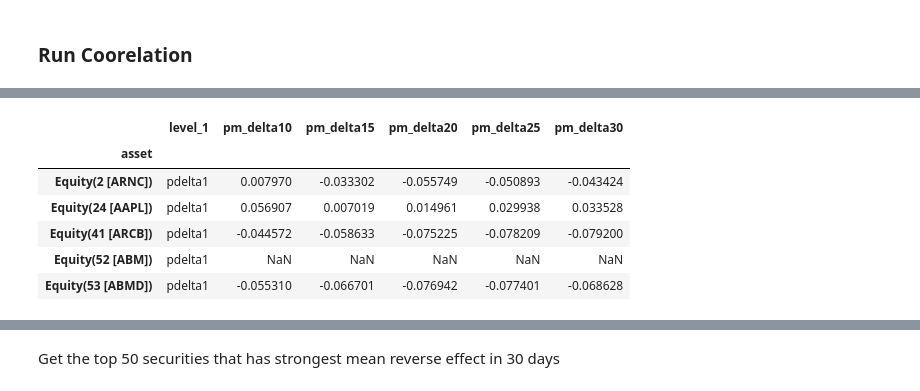
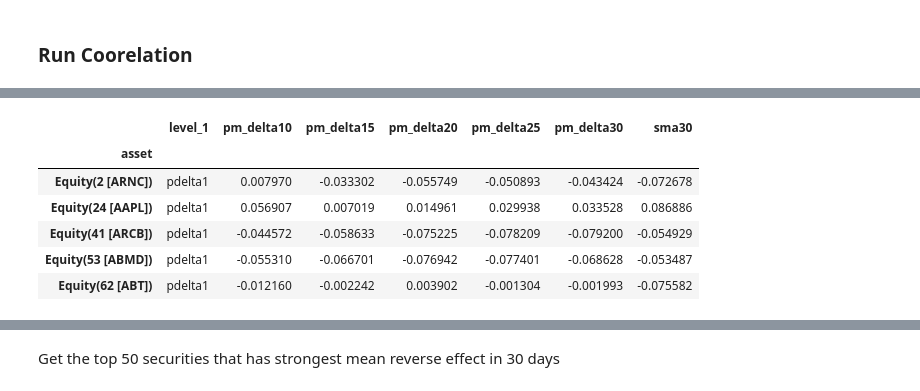
Before and after one commit to carychen/PPX, a Jupyter notebook: code/modified_mean_reverse/research/Mean+Reverse+Research+1.ipynb, the cells around one changed output, grey strips where cells are left out. Cells and saved outputs as stored; diff of their text form; code cells hidden in the pictures.

```diff
--- a/code/modified_mean_reverse/research/Mean+Reverse+Research+1.ipynb
+++ b/code/modified_mean_reverse/research/Mean+Reverse+Research+1.ipynb
@@ -50,9 +52,10 @@ SECTOR_CODE_NAMES = {
 }
 
 
-class OneDayPDelta(CustomFactor):
-    inputs = [USEquityPricing.close]
-    window_length = 2
+class NDayPDelta(CustomFactor):
+    """
+    Calculate the n day p delta, n = window_length - 1.
+    """
 
     def compute(self, today, assets, out, close):
         out[:] = close[1] - close[0]
@@ -75,7 +78,9 @@ class LSimpleMovingAverage(SimpleMovingAverage):
 
 
 class LastClose(CustomFactor):
-    windown_length = 2
+    """
+    The factor to call the last close price.
+    """
     def compute(self, today, assets, out, data):
         out[:] = data[0]
 
@@ -96,7 +101,7 @@ def get_data(start, end):
                  'lsma25': LSimpleMovingAverage(inputs=[USEquityPricing.close], window_length=26),
                  'lsma30': LSimpleMovingAverage(inputs=[USEquityPricing.close], window_length=31),
                  'sma30': SimpleMovingAverage(inputs=[USEquityPricing.close], window_length=30),
-                 'pdelta1': OneDayPDelta(inputs=[USEquityPricing.close], window_length=2),
+                 'pdelta1': NDayPDelta(inputs=[USEquityPricing.close], window_length=2),
                  'sector': Sector()},
         screen=Q1500US()
     )
@@ -156,0 +178,9 @@ data1.head()
+# %%
+# Count number of records for each stock
+asset_record_count = pd.DataFrame(data1.groupby('asset').size().rename('counts')).reset_index()
+good_assets = asset_record_count[asset_record_count.counts > 30]
+# %%
+# Select good_assets in the original data
+good_assets_mask = data1.asset.isin(good_assets.asset)
+data = data1[good_assets_mask]
+data.head()
@@ -180,12 +209,13 @@ data1.head()
 # %%
-assets_corr = data1.groupby('asset').corr()
-assets_corr = assets_corr.iloc[:, 8:13].reset_index().groupby('asset').nth(7)
+assets_corr = data.groupby('asset').corr()
+assets_corr = assets_corr.loc[:, ('sma30', 'pm_delta30', 'pm_delta25', 'pm_delta20',
+                                  'pm_delta15', 'pm_delta10')].reset_index().groupby('asset').nth(7)
 assets_corr.head()
 # %% [output]
-|  | level_1 | pm_delta10 | pm_delta15 | pm_delta20 | pm_delta25 | pm_delta30 |
-| asset |  |  |  |  |  |  |
-| Equity(2 [ARNC]) | pdelta1 | 0.007970 | -0.033302 | -0.055749 | -0.050893 | -0.043424 |
-| Equity(24 [AAPL]) | pdelta1 | 0.056907 | 0.007019 | 0.014961 | 0.029938 | 0.033528 |
-| Equity(41 [ARCB]) | pdelta1 | -0.044572 | -0.058633 | -0.075225 | -0.078209 | -0.079200 |
-| Equity(52 [ABM]) | pdelta1 | NaN | NaN | NaN | NaN | NaN |
-| Equity(53 [ABMD]) | pdelta1 | -0.055310 | -0.066701 | -0.076942 | -0.077401 | -0.068628 |
+|  | level_1 | pm_delta10 | pm_delta15 | pm_delta20 | pm_delta25 | pm_delta30 | sma30 |
+| asset |  |  |  |  |  |  |  |
+| Equity(2 [ARNC]) | pdelta1 | 0.007970 | -0.033302 | -0.055749 | -0.050893 | -0.043424 | -0.072678 |
+| Equity(24 [AAPL]) | pdelta1 | 0.056907 | 0.007019 | 0.014961 | 0.029938 | 0.033528 | 0.086886 |
+| Equity(41 [ARCB]) | pdelta1 | -0.044572 | -0.058633 | -0.075225 | -0.078209 | -0.079200 | -0.054929 |
+| Equity(53 [ABMD]) | pdelta1 | -0.055310 | -0.066701 | -0.076942 | -0.077401 | -0.068628 | -0.053487 |
+| Equity(62 [ABT]) | pdelta1 | -0.012160 | -0.002242 | 0.003902 | -0.001304 | -0.001993 | -0.075582 |
```
Also changed, not shown: parts of 44 cells of this notebook.
